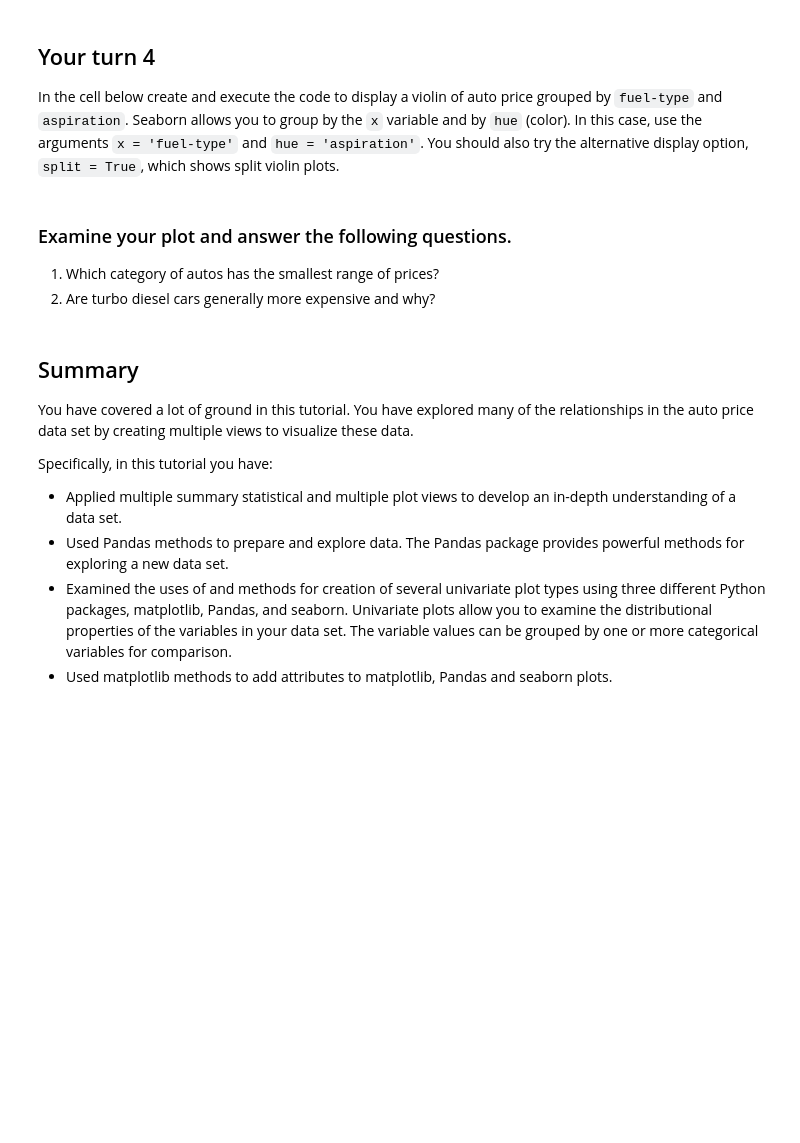
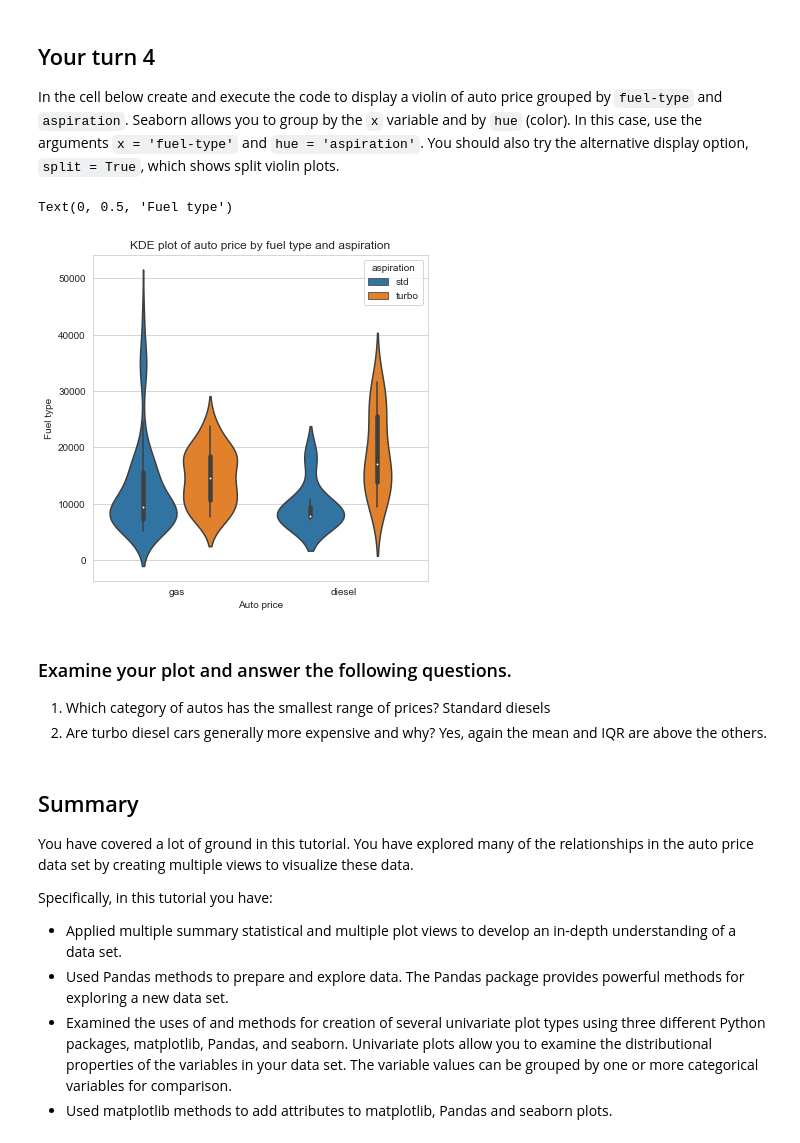
Before and after one commit to tylercrosse/DATASCI410, a Jupyter notebook: workshops/L01-DataExploration-Part1.ipynb, the cells around one changed output. Saved outputs shown, nothing was run; the diff lists cells and outputs as text; code cells hidden in the pictures; blank space fills up the shorter version.

```diff
--- a/workshops/L01-DataExploration-Part1.ipynb
+++ b/workshops/L01-DataExploration-Part1.ipynb
@@ -393,10 +560,21 @@ Examine this plot and  notice the following:
 # %% [markdown]
 ## Your turn 4
 In the cell below create and execute the code to display a violin of auto price grouped by `fuel-type` and `aspiration`. Seaborn allows you to group by the `x` variable and by `hue` (color). In this case, use the arguments `x = 'fuel-type'` and `hue = 'aspiration'`. You should also try the alternative display option, `split = True`, which shows split violin plots.
+# %%
+fig = plt.figure(figsize=(6,6)) # Define plot area
+ax = fig.gca() # Define axis
+sns.set_style("whitegrid")
+sns.violinplot(x = 'fuel-type', hue = 'aspiration', y = 'price', data = auto_price, ax = ax)
+ax.set_title('KDE plot of auto price by fuel type and aspiration') # Give the plot a main title
+ax.set_xlabel('Auto price') # Set text for the x axis
+ax.set_ylabel('Fuel type')# Set text for y axis
+# %% [output]
+Text(0, 0.5, 'Fuel type')
+[figure, added]
 # %% [markdown]
 ### Examine your plot and answer the following questions.
-1. Which category of autos has the smallest range of prices?
-2. Are turbo diesel cars generally more expensive and why?
+1. Which category of autos has the smallest range of prices? Standard diesels
+2. Are turbo diesel cars generally more expensive and why? Yes, again the mean and IQR are above the others.
 # %% [markdown]
 ## Summary
 
```
Also changed, not shown: parts of 21 cells of this notebook, 1 other file.
